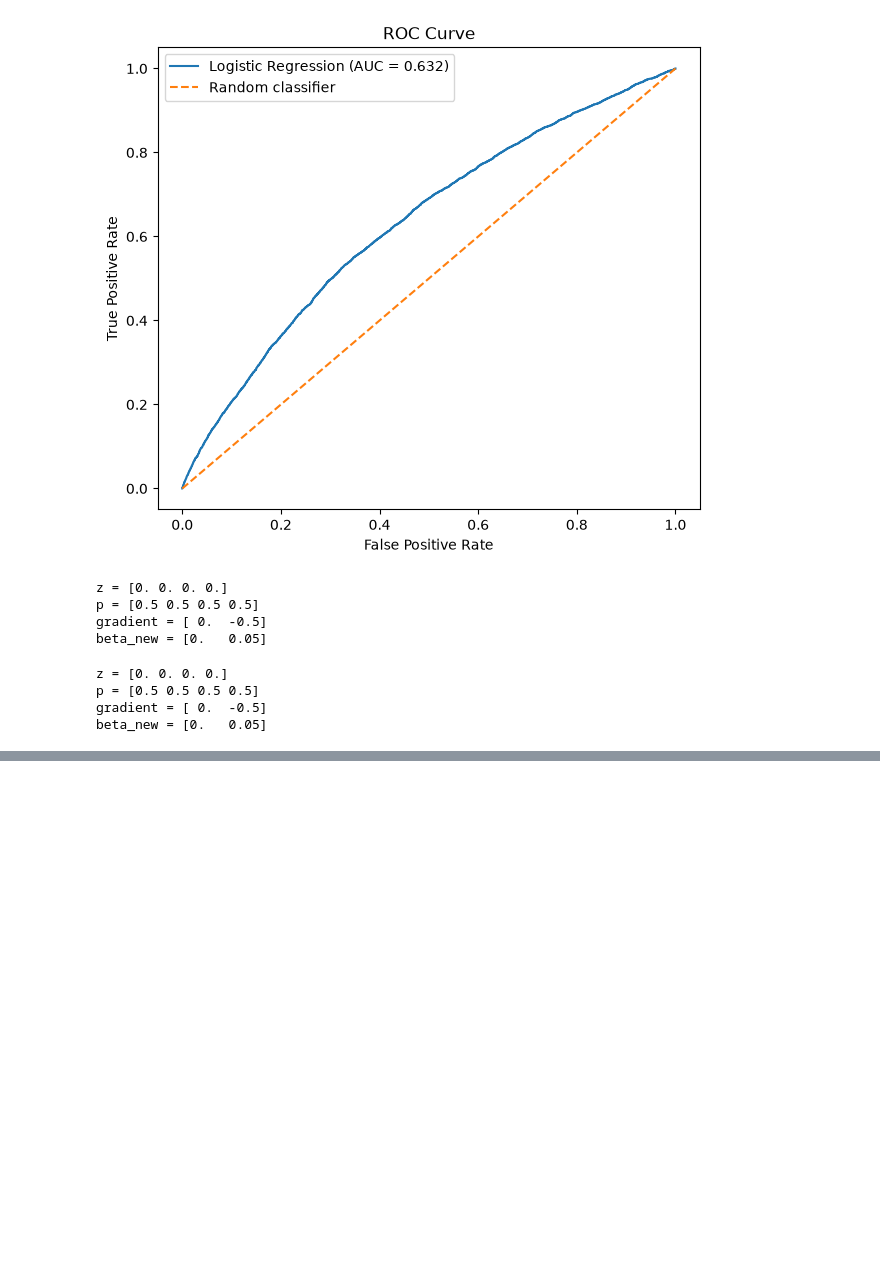
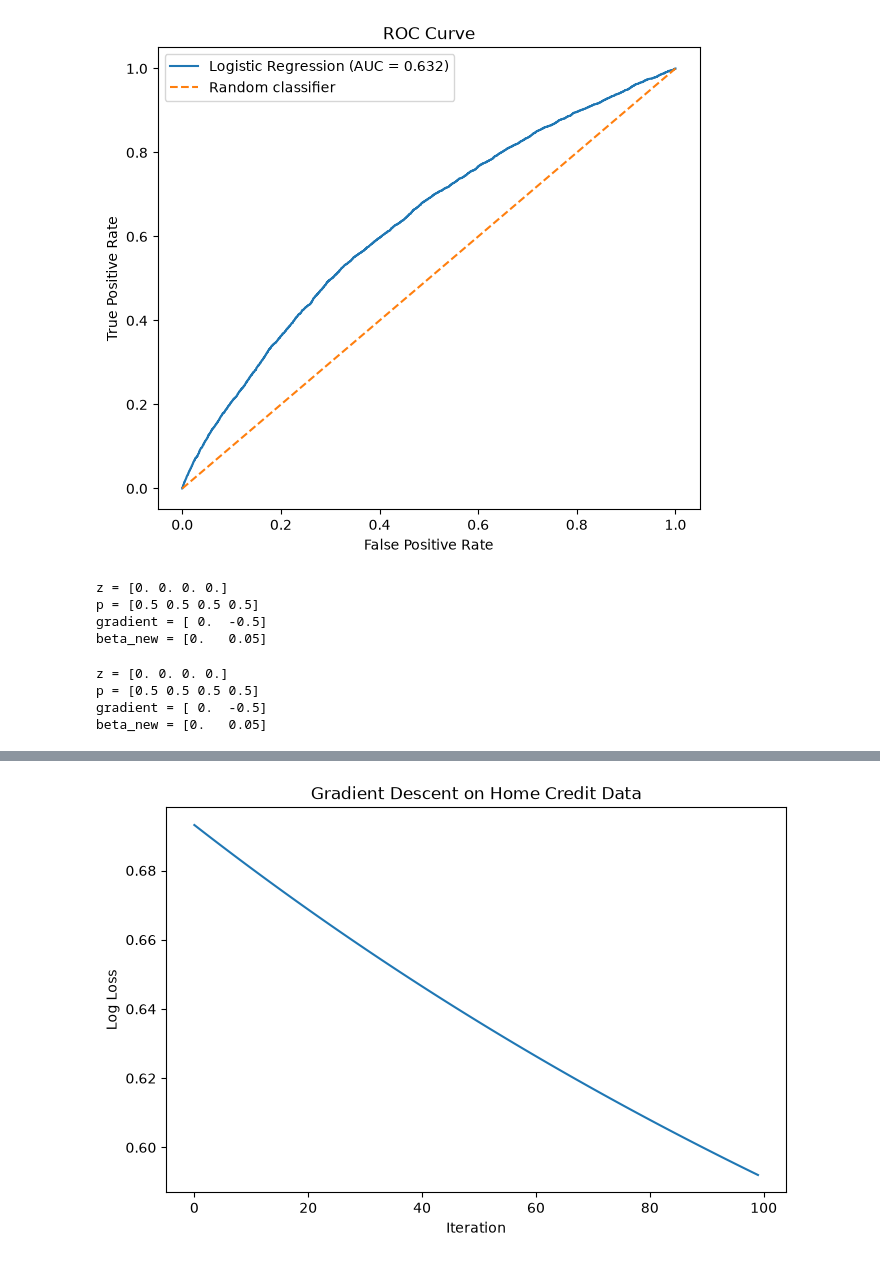
Before and after one commit to blu3-bird/hands-on, a Jupyter notebook: notebooks/default_risk_analysis.ipynb, the cells around one changed output, grey strips where cells are left out. Cells and saved outputs as stored; diff of their text form; code cells hidden in the pictures; blank space fills up the shorter version.

```diff
--- a/notebooks/default_risk_analysis.ipynb
+++ b/notebooks/default_risk_analysis.ipynb
@@ -1006,0 +2383,32 @@ beta_new = [0.   0.05]
+# %%
+# Let's automate
+beta = np.zeros(X_train_processed.shape[1])
+
+learning_rate = 0.01
+n_iterations = 100
+
+loss_history = []
+
+for i in range(n_iterations):
+
+    # Forward pass
+    z = X_train_processed @ beta
+    p = sigmoid(z)
+
+    # Loss
+    loss = log_loss(y_train, p)
+    loss_history.append(loss)
+
+    # Gradient
+    gradient = (
+        X_train_processed.T @ (p - y_train)
+    ) / len(y_train)
+
+    # Parameter update
+    beta = beta - learning_rate * gradient
+
+    if i % 10 == 0:
+        print(
+            f"Iteration {i}: "
+            f"Loss = {loss:.6f}"
+        )
@@ -1006,0 +2426,13 @@ beta_new = [0.   0.05]
+# %%
+# Let's plot the optimization
+plt.figure(figsize=(8, 5))
+
+plt.plot(loss_history)
+
+plt.xlabel("Iteration")
+plt.ylabel("Log Loss")
+plt.title("Gradient Descent on Home Credit Data")
+
+plt.show()
+# %% [output]
+[figure, added]
```
Also changed, not shown: parts of 171 cells of this notebook, 2 other files.
